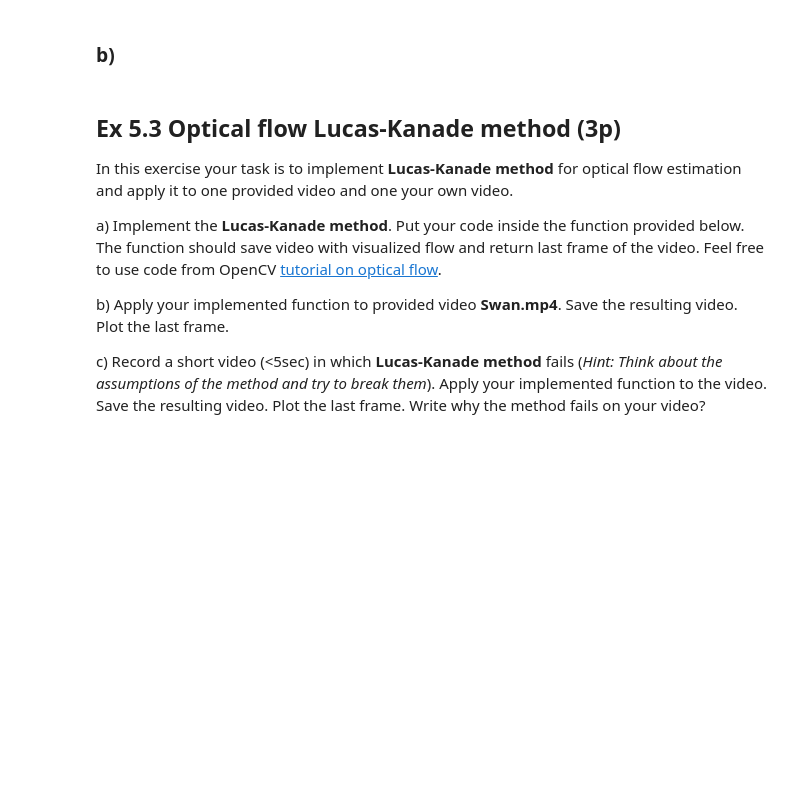
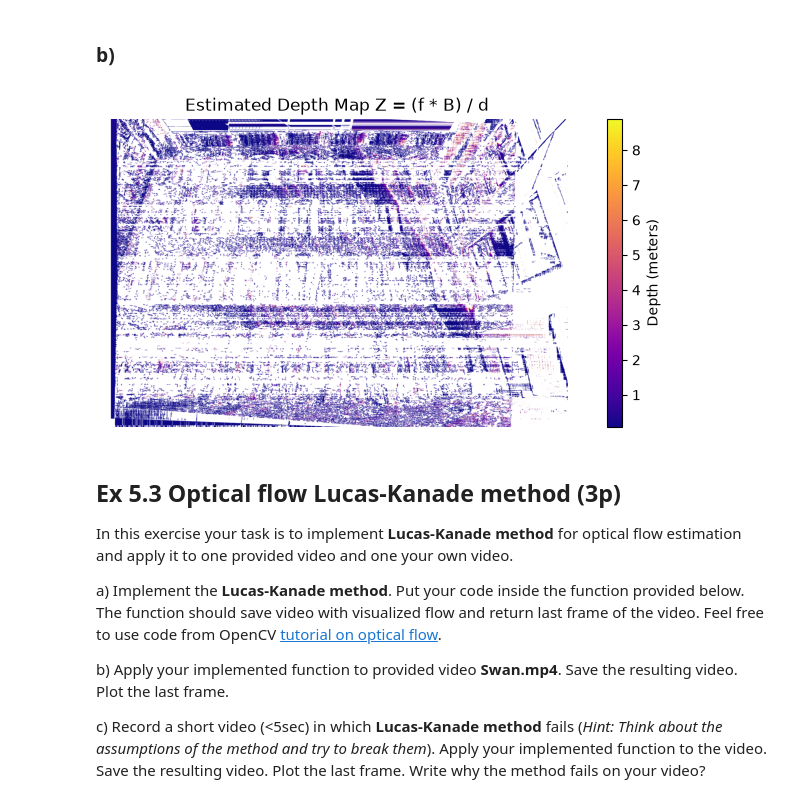
Before and after one commit to SepeZeus/compvis-exercises, a Jupyter notebook: CV-2026-exercises-05.ipynb, the cells around one changed output. Drawn from its saved outputs; the diff is of its cells as text; code cells hidden in the pictures; blank space fills up the shorter version.

```diff
--- a/CV-2026-exercises-05.ipynb
+++ b/CV-2026-exercises-05.ipynb
@@ -187,5 +218,13 @@ B = ...
 # %%
 # Plot the depth estimate
+plt.figure(figsize=(10, 4))
+plt.imshow(depth, cmap='plasma')
+plt.colorbar(label='Depth (meters)')
+plt.title('Estimated Depth Map Z = (f * B) / d')
+plt.axis('off')
+plt.show()
+# %% [output]
+[figure, added]
 # %% [markdown]
 ## Ex 5.3 Optical flow Lucas-Kanade method (3p)
 In this exercise your task is to implement **Lucas-Kanade method** for optical flow estimation and apply it to one provided video and one your own video.
```
Also changed, not shown: parts of 3 cells of this notebook.
